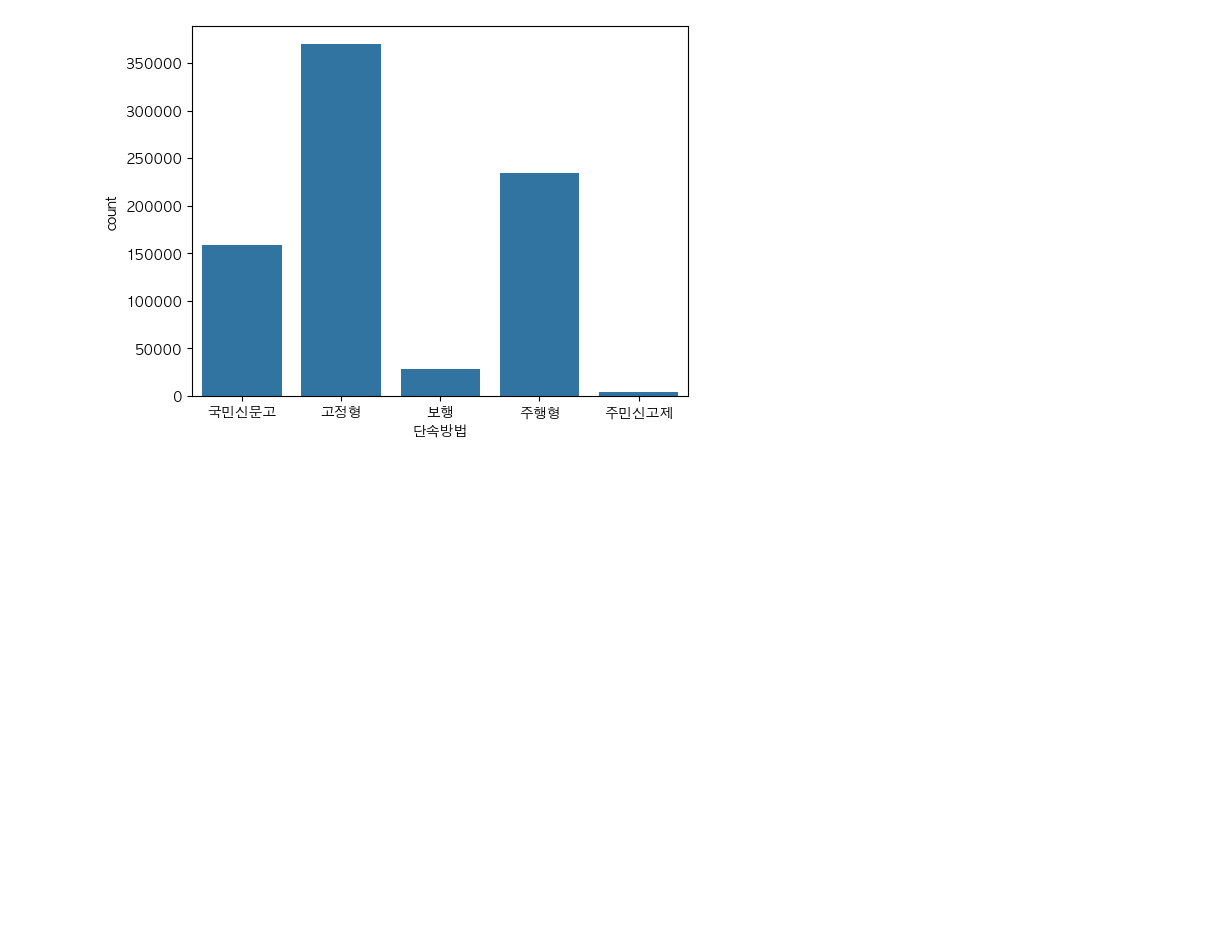
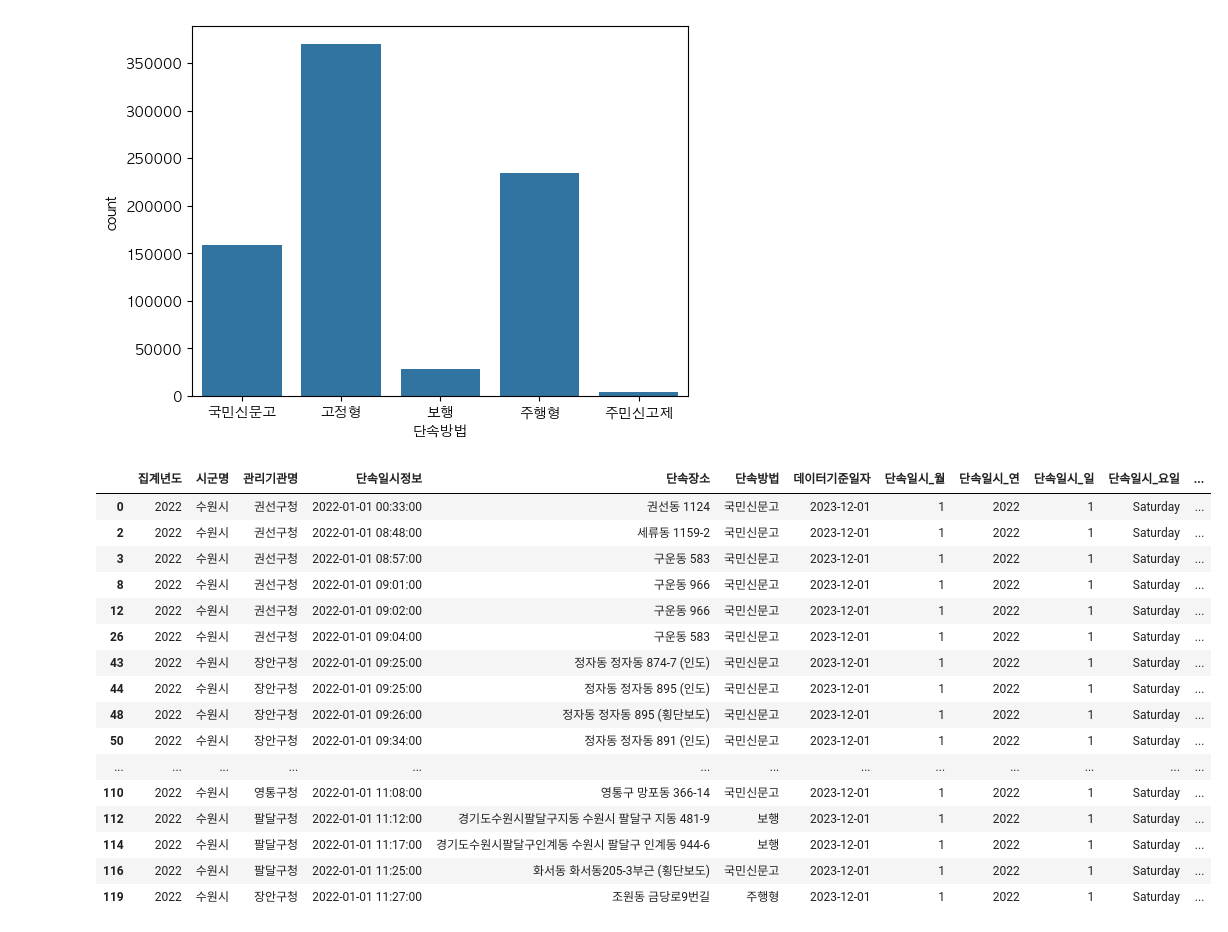
Before and after one commit to HOYUN-Y/Data_projects, a Jupyter notebook: dacon_sri_suwon_data_analysis/[Dacon] 공공데이터를 활용 수원시 정책 제안.ipynb, the cells around one changed output. Cells and saved outputs as stored; diff of their text form; code cells hidden in the pictures; blank space fills up the shorter version.

```diff
--- a/dacon_sri_suwon_data_analysis/[Dacon] 공공데이터를 활용 수원시 정책 제안.ipynb
+++ b/dacon_sri_suwon_data_analysis/[Dacon] 공공데이터를 활용 수원시 정책 제안.ipynb
@@ -489,3 +500,23 @@ Name: count, dtype: int64
 # %%
 illigal_parking.to_csv('/Users/lyuhoyun/Documents/dev_macbook_sync/DEV/dev_dataProj/[team]Dacon_proj/'
 '/preprocessing/illgal_parking_sequential_feature_engineering.csv')
+# %%
+illigal_parking[illigal_parking['단속방법']!='고정형'].head(30)
+# %% [output]
+|  | 집계년도 | 시군명 | 관리기관명 | 단속일시정보 | 단속장소 | 단속방법 | 데이터기준일자 | 단속일시_월 | 단속일시_연 | 단속일시_일 | 단속일시_요일 | ... |
+| 0 | 2022 | 수원시 | 권선구청 | 2022-01-01 00:33:00 | 권선동 1124 | 국민신문고 | 2023-12-01 | 1 | 2022 | 1 | Saturday | ... |
+| 2 | 2022 | 수원시 | 권선구청 | 2022-01-01 08:48:00 | 세류동 1159-2 | 국민신문고 | 2023-12-01 | 1 | 2022 | 1 | Saturday | ... |
+| 3 | 2022 | 수원시 | 권선구청 | 2022-01-01 08:57:00 | 구운동 583 | 국민신문고 | 2023-12-01 | 1 | 2022 | 1 | Saturday | ... |
+| 8 | 2022 | 수원시 | 권선구청 | 2022-01-01 09:01:00 | 구운동 966 | 국민신문고 | 2023-12-01 | 1 | 2022 | 1 | Saturday | ... |
+| 12 | 2022 | 수원시 | 권선구청 | 2022-01-01 09:02:00 | 구운동 966 | 국민신문고 | 2023-12-01 | 1 | 2022 | 1 | Saturday | ... |
+| 26 | 2022 | 수원시 | 권선구청 | 2022-01-01 09:04:00 | 구운동 583 | 국민신문고 | 2023-12-01 | 1 | 2022 | 1 | Saturday | ... |
+| 43 | 2022 | 수원시 | 장안구청 | 2022-01-01 09:25:00 | 정자동 정자동 874-7 (인도) | 국민신문고 | 2023-12-01 | 1 | 2022 | 1 | Saturday | ... |
+| 44 | 2022 | 수원시 | 장안구청 | 2022-01-01 09:25:00 | 정자동 정자동 895 (인도) | 국민신문고 | 2023-12-01 | 1 | 2022 | 1 | Saturday | ... |
+| 48 | 2022 | 수원시 | 장안구청 | 2022-01-01 09:26:00 | 정자동 정자동 895 (횡단보도) | 국민신문고 | 2023-12-01 | 1 | 2022 | 1 | Saturday | ... |
+| 50 | 2022 | 수원시 | 장안구청 | 2022-01-01 09:34:00 | 정자동 정자동 891 (인도) | 국민신문고 | 2023-12-01 | 1 | 2022 | 1 | Saturday | ... |
+| ... | ... | ... | ... | ... | ... | ... | ... | ... | ... | ... | ... | ... |
+| 110 | 2022 | 수원시 | 영통구청 | 2022-01-01 11:08:00 | 영통구 망포동 366-14 | 국민신문고 | 2023-12-01 | 1 | 2022 | 1 | Saturday | ... |
+| 112 | 2022 | 수원시 | 팔달구청 | 2022-01-01 11:12:00 | 경기도수원시팔달구지동 수원시 팔달구 지동 481-9 | 보행 | 2023-12-01 | 1 | 2022 | 1 | Saturday | ... |
+| 114 | 2022 | 수원시 | 팔달구청 | 2022-01-01 11:17:00 | 경기도수원시팔달구인계동 수원시 팔달구 인계동 944-6 | 보행 | 2023-12-01 | 1 | 2022 | 1 | Saturday | ... |
+| 116 | 2022 | 수원시 | 팔달구청 | 2022-01-01 11:25:00 | 화서동 화서동205-3부근 (횡단보도) | 국민신문고 | 2023-12-01 | 1 | 2022 | 1 | Saturday | ... |
+| 119 | 2022 | 수원시 | 장안구청 | 2022-01-01 11:27:00 | 조원동 금당로9번길 | 주행형 | 2023-12-01 | 1 | 2022 | 1 | Saturday | ... |
```
Also changed, not shown: parts of 1 cell of this notebook.
